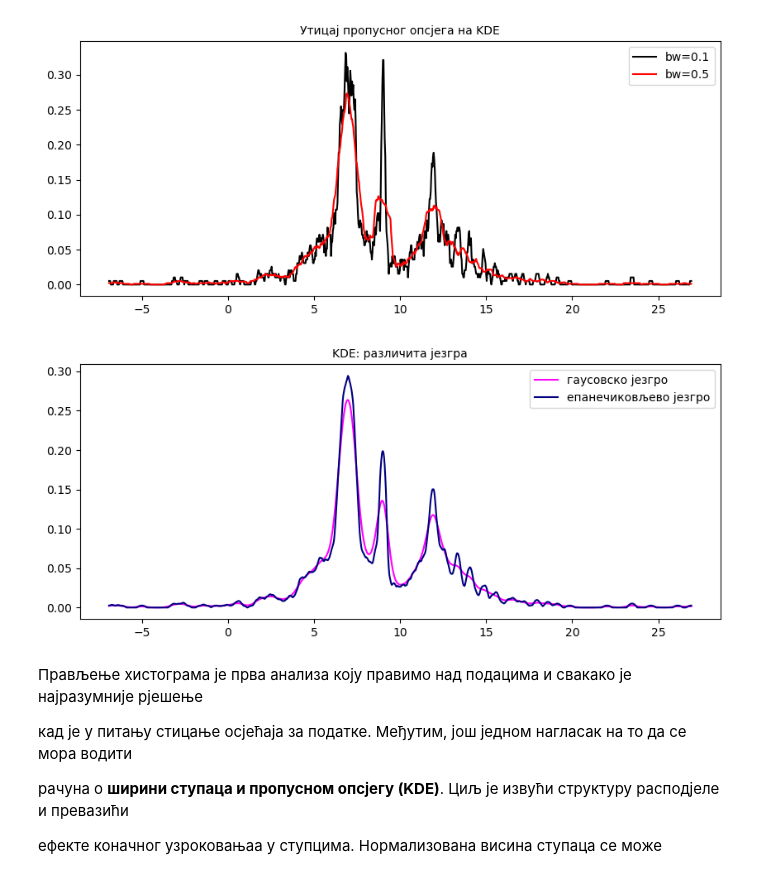
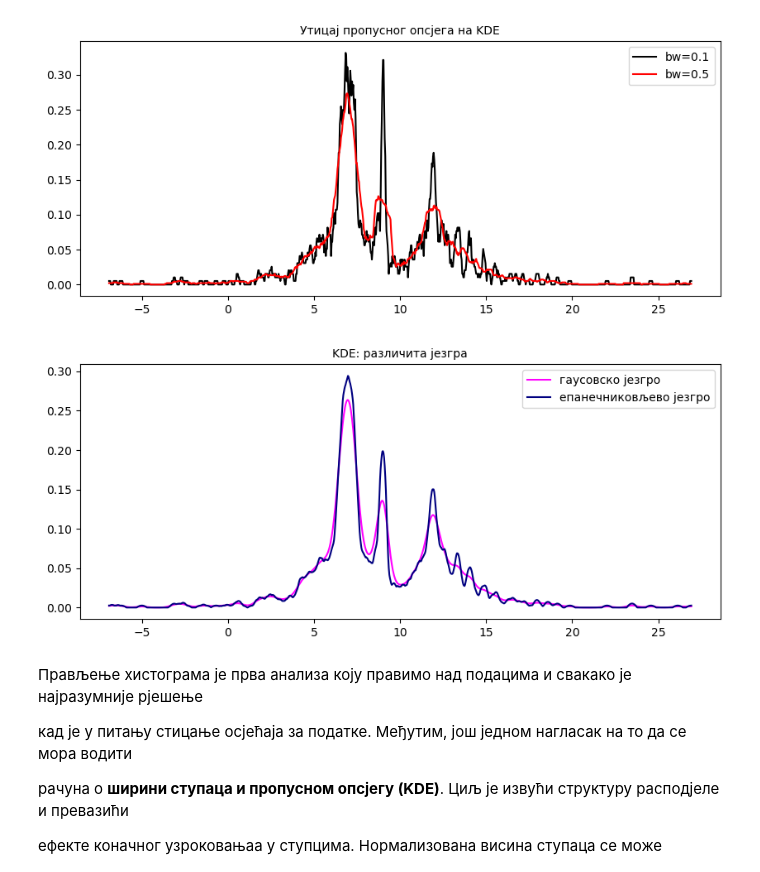
Before and after one commit to zorzeus/Astrostatistika, a Jupyter notebook: as_05.ipynb, the cells around one changed output. Saved outputs shown, nothing was run; the diff lists cells and outputs as text; code cells hidden in the pictures.

```diff
--- a/as_05.ipynb
+++ b/as_05.ipynb
@@ -539,14 +545,14 @@ plt.show()
 # %%
 plt.figure(figsize=(10,4))
 PDF = kde_sklearn(x,bandwidth=0.3,kernel="gaussian")
 plt.plot(xgrid, PDF, color='magenta', label='гаусовско језгро')
 PDF = kde_sklearn(x,bandwidth=0.3,kernel="epanechnikov")
-plt.plot(xgrid, PDF, color='navy', label='епанечиковљево језгро')
+plt.plot(xgrid, PDF, color='navy', label='епанечниковљево језгро')
 plt.title('KDE: различита језгра', fontsize=10)
 plt.legend()
 plt.show()
 # %% [output]
-[figure, old version]
+[figure, new version]
 # %% [markdown]
 Прављење хистограма је прва анализа коју правимо над подацима и свакако је најразумније рјешење
 
```
Also changed, not shown: parts of 11 cells of this notebook.
